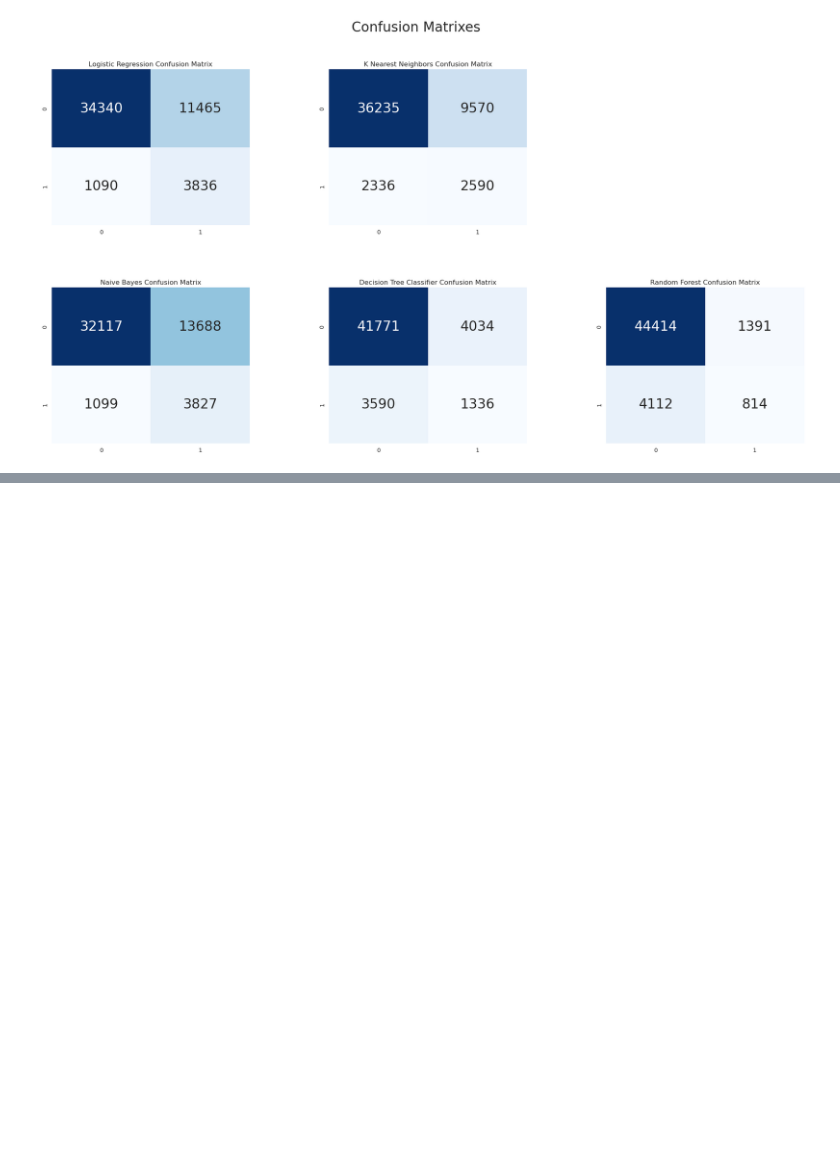
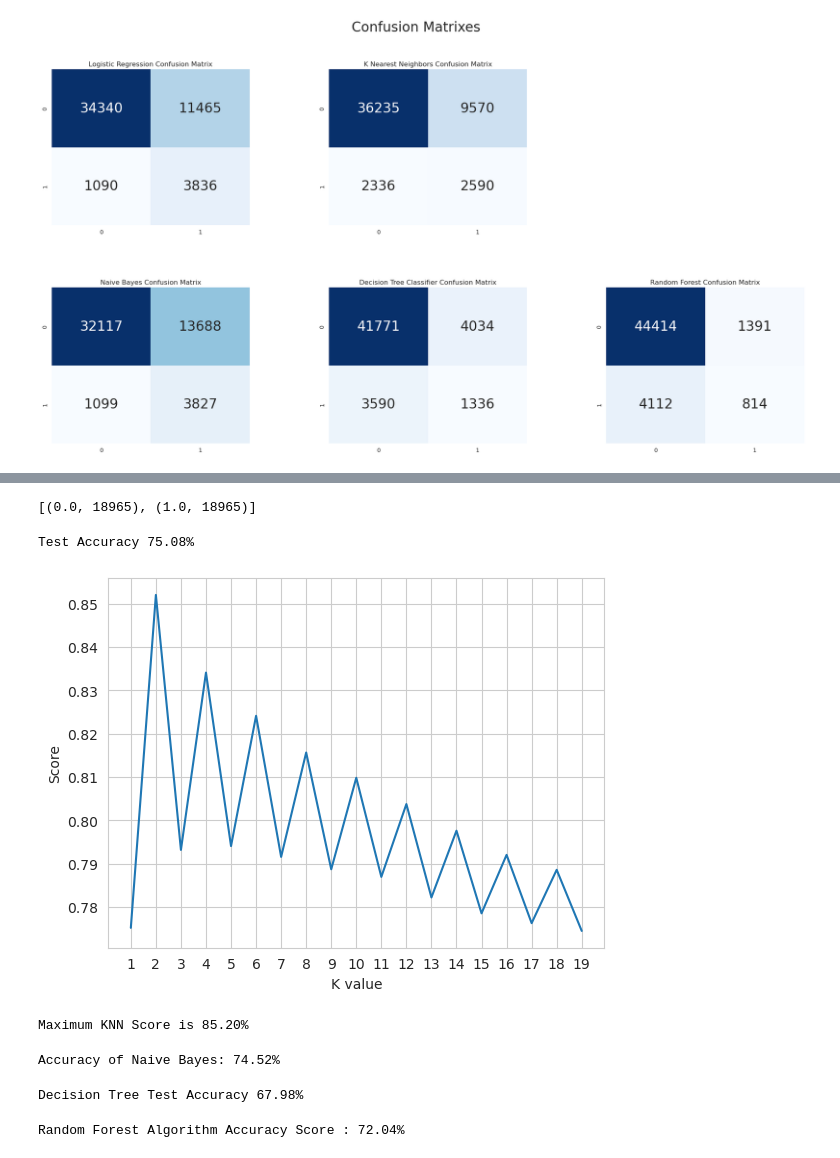
Before and after one commit to acrulopez/heart-attack-prediction, a Jupyter notebook: Project.ipynb, the cells around one changed output, grey strips where cells are left out. Drawn from its saved outputs; the diff is of its cells as text; code cells hidden in the pictures; blank space fills up the shorter version.

Commit message:
undersampling

```diff
--- a/Project.ipynb
+++ b/Project.ipynb
@@ -595,0 +621,78 @@ plt.show()
+# %%
+y = df2.HeartAttack
+x = df2.drop('HeartAttack', axis=1)
+x_train, x_test, y_train, y_test = train_test_split(x,y,test_size = 0.2,random_state=0)
+# %%
+from collections import Counter
+rus = RandomUnderSampler(random_state=123)
+x_train_rus, y_train_rus= rus.fit_resample(x_train, y_train)
+print(sorted(Counter(y_train_rus).items()))
+# %% [output]
+[(0.0, 18965), (1.0, 18965)]
+# %%
+accuracies = {}
+# %%
+lr = LogisticRegression(solver='lbfgs', max_iter=1000)
+
+lr.fit(x_train_rus, y_train_rus)
+acc = lr.score(x_test, y_test)*100
+
+accuracies['Logistic Regression'] = acc
+print("Test Accuracy {:.2f}%".format(acc))
+# %% [output]
+Test Accuracy 75.08%
+# %%
+from sklearn.neighbors import KNeighborsClassifier
+
+knn = KNeighborsClassifier(n_neighbors = 2)  # n_neighbors means k
+knn.fit(x_train_rus, y_train_rus)
+prediction = knn.predict(x_test)
+
+scoreList = []
+for i in range(1,20):
+    knn2 = KNeighborsClassifier(n_neighbors = i)  # n_neighbors means k
+    knn2.fit(x_train_rus, y_train_rus)
+    scoreList.append(knn2.score(x_test, y_test))
+
+plt.plot(range(1,20), scoreList)
+plt.xticks(np.arange(1,20,1))
+plt.xlabel("K value")
+plt.ylabel("Score")
+plt.show()
+
+acc = max(scoreList)*100
+accuracies['KNN'] = acc
+print("Maximum KNN Score is {:.2f}%".format(acc))
+# %% [output]
+[figure, added]
+Maximum KNN Score is 85.20%
+# %%
+from sklearn.naive_bayes import GaussianNB
+nb = GaussianNB()
+nb.fit(x_train_rus, y_train_rus)
+
+acc = nb.score(x_test,y_test)*100
+accuracies['Naive Bayes'] = acc
+print("Accuracy of Naive Bayes: {:.2f}%".format(acc))
+# %% [output]
+Accuracy of Naive Bayes: 74.52%
+# %%
+from sklearn.tree import DecisionTreeClassifier
+dtc = DecisionTreeClassifier()
+dtc.fit(x_train_rus, y_train_rus)
+
+acc = dtc.score(x_test, y_test)*100
+accuracies['Decision Tree'] = acc
+print("Decision Tree Test Accuracy {:.2f}%".format(acc))
+# %% [output]
+Decision Tree Test Accuracy 67.98%
+# %%
+from sklearn.ensemble import RandomForestClassifier
+rf = RandomForestClassifier(n_estimators = 1000, random_state = 1)
+rf.fit(x_train_rus, y_train_rus)
+
+acc = rf.score(x_test,y_test)*100
+accuracies['Random Forest'] = acc
+print("Random Forest Algorithm Accuracy Score : {:.2f}%".format(acc))
+# %% [output]
+Random Forest Algorithm Accuracy Score : 72.04%
```
Also changed, not shown: parts of 9 cells of this notebook.
